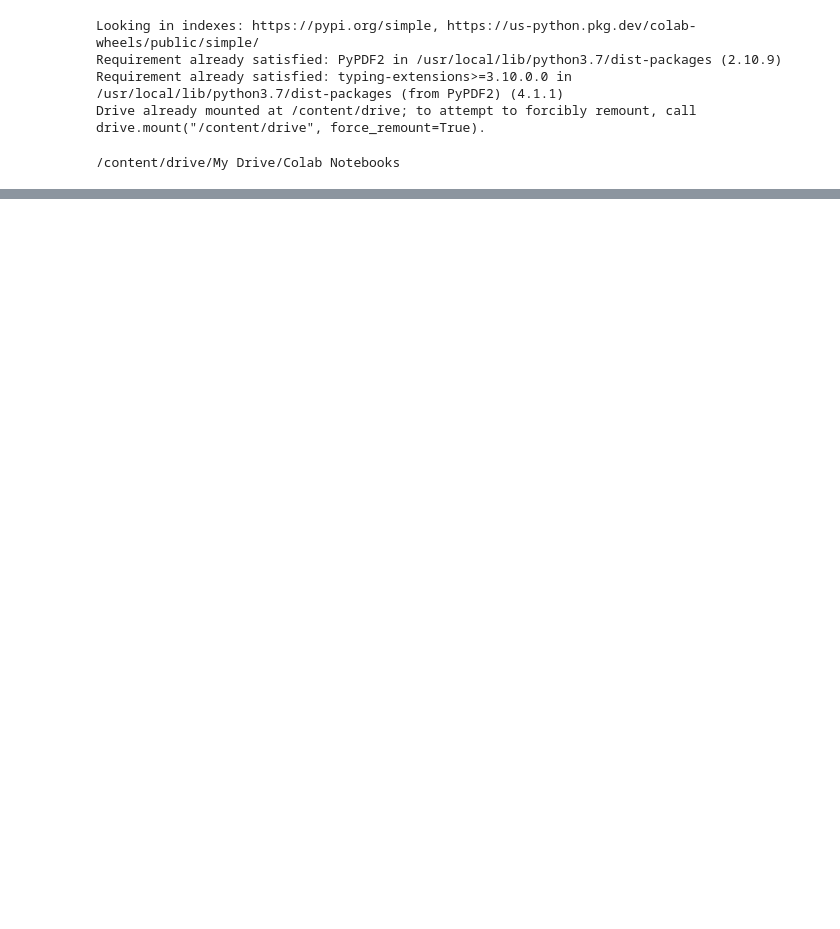
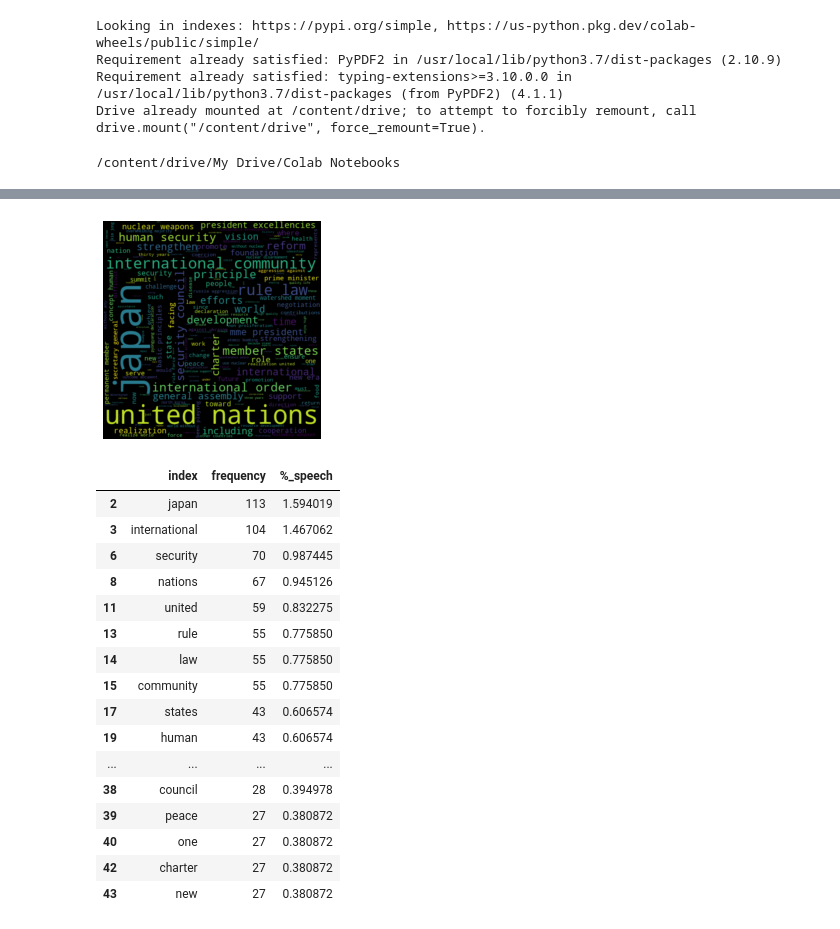
Before and after one commit to borisenko-ru/miscellaneous, a Jupyter notebook: un_ga_speech_stat.ipynb, the cells around one changed output, grey strips where cells are left out. Cells and saved outputs as stored; diff of their text form; code cells hidden in the pictures; blank space fills up the shorter version.

```diff
--- a/un_ga_speech_stat.ipynb
+++ b/un_ga_speech_stat.ipynb
@@ -135,0 +140,22 @@ word_freq('un_ga_us', 20, exclude_words=exclude_words_en, percent_speech_thresho
+# %%
+# Japan H.E. Mr. Kishida Fumio, Prime Minister
+word_freq('un_ga_jp', exclude_words=exclude_words_en, percent_speech_threshold=percent_speech_threshold)
+# %% [output]
+[figure, added]
+|  | index | frequency | %_speech |
+| 2 | japan | 113 | 1.594019 |
+| 3 | international | 104 | 1.467062 |
+| 6 | security | 70 | 0.987445 |
+| 8 | nations | 67 | 0.945126 |
+| 11 | united | 59 | 0.832275 |
+| 13 | rule | 55 | 0.775850 |
+| 14 | law | 55 | 0.775850 |
+| 15 | community | 55 | 0.775850 |
+| 17 | states | 43 | 0.606574 |
+| 19 | human | 43 | 0.606574 |
+| ... | ... | ... | ... |
+| 38 | council | 28 | 0.394978 |
+| 39 | peace | 27 | 0.380872 |
+| 40 | one | 27 | 0.380872 |
+| 42 | charter | 27 | 0.380872 |
+| 43 | new | 27 | 0.380872 |
```
Also changed, not shown: parts of 14 cells of this notebook.
